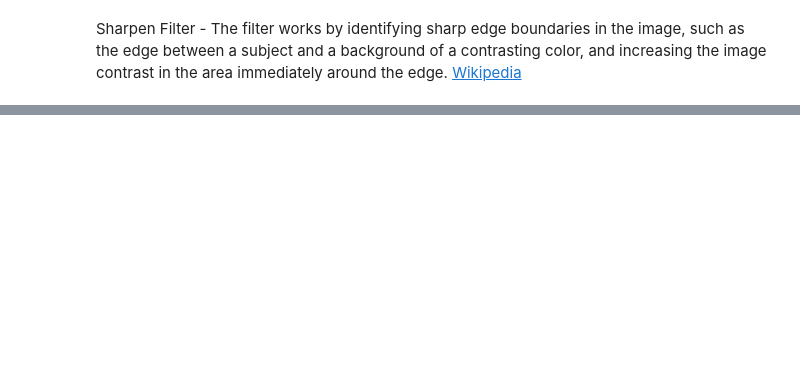
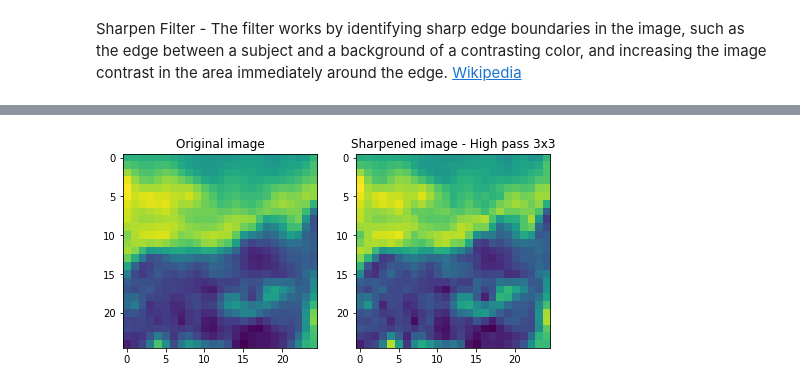
Before and after one commit to rodrigoalmeida94/clip_and_sharpen, a Jupyter notebook: notebooks/visualization.ipynb, the cells around one changed output, grey strips where cells are left out. Cells and saved outputs as stored; diff of their text form; code cells hidden in the pictures; blank space fills up the shorter version.

```diff
--- a/notebooks/visualization.ipynb
+++ b/notebooks/visualization.ipynb
@@ -98,0 +108,17 @@ plt.show()
+# %%
+kernel = np.array([[0, -1/4, 0],
+                   [-1/4,  2, -1/4],
+                   [0, -1/4, 0]])
+highpass_3x3 = ndimage.convolve(data, kernel)
+sharpened = highpass_3x3
+# %%
+fig = plt.figure(figsize = (16,8))
+ax1 = fig.add_subplot(141)
+ax1.imshow(normalize(data))
+ax1.set_title('Original image')
+ax4 = fig.add_subplot(142)
+ax4.imshow(normalize(sharpened))
+ax4.set_title('Sharpened image - High pass 3x3')
+plt.show()
+# %% [output]
+[figure, added]
```
Also changed, not shown: parts of 8 cells of this notebook.
